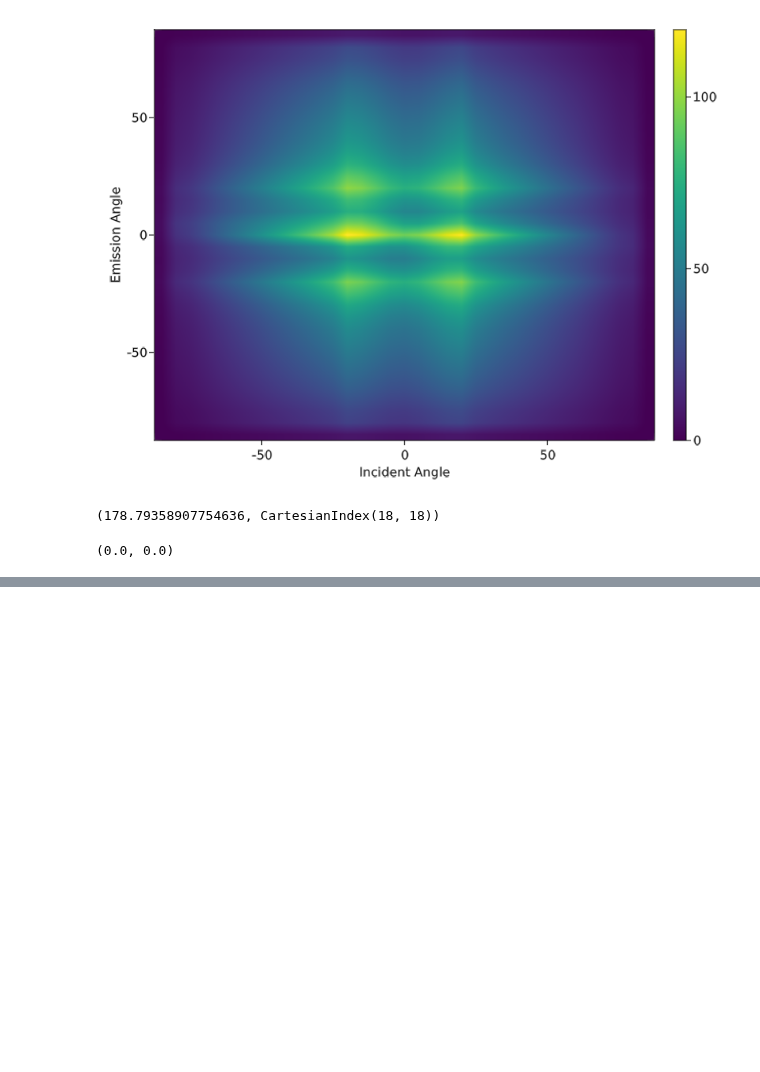
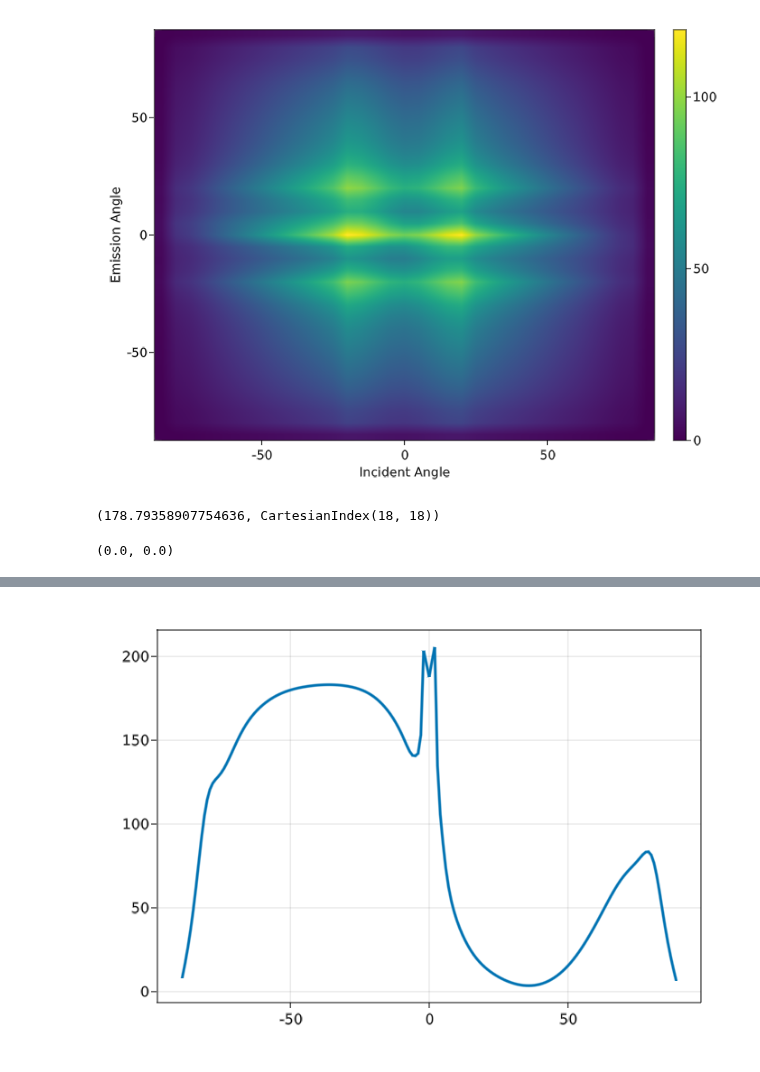
Before and after one commit to WenjieYao/RamanInFluid, a Jupyter notebook: Main.ipynb, the cells around one changed output, grey strips where cells are left out. Drawn from its saved outputs; the diff is of its cells as text; code cells hidden in the pictures; blank space fills up the shorter version.

```diff
--- a/Main.ipynb
+++ b/Main.ipynb
@@ -658,0 +831,12 @@ sin(75/180*π)
+# %%
+g_angle_data = readdlm("Results/FigureData/L$(Int(L))_30_AngleDependence.txt", Float64)
+g_angle = g_angle_data[:,3]
+angles = g_angle_data[:,2]
+
+scene, layout = layoutscene(resolution=(700,500))
+ax = layout[1,1]=Axis(scene)
+
+lin1=GLMakie.lines!(ax,angles, g_angle, linewidth=3)
+scene
+# %% [output]
+[figure, added]
```
Also changed, not shown: parts of 15 cells of this notebook, 39 other files.
